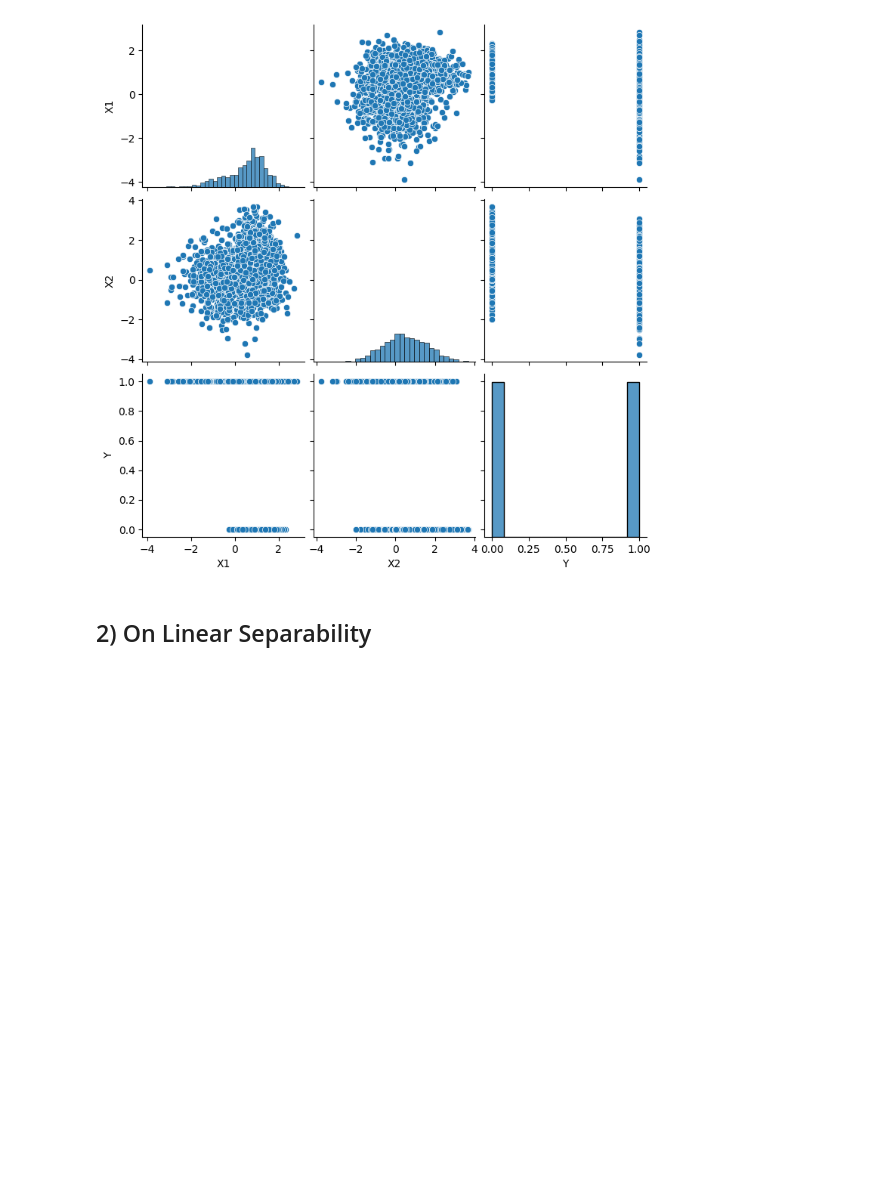
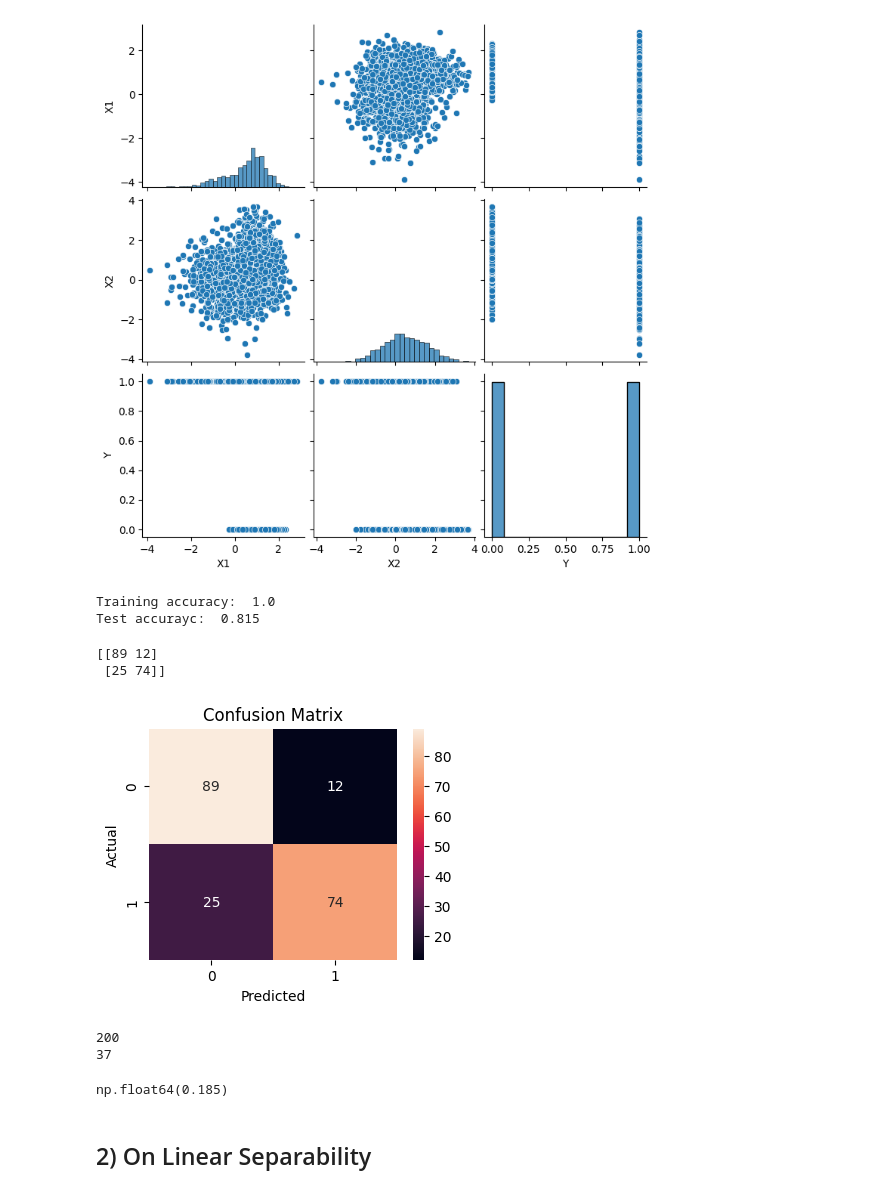
Before and after one commit to flowy-git/FDA, a Jupyter notebook: Lab1/lwyp_flowy.ipynb, the cells around one changed output. Cells and saved outputs as stored; diff of their text form; code cells hidden in the pictures; blank space fills up the shorter version.

```diff
--- a/Lab1/lwyp_flowy.ipynb
+++ b/Lab1/lwyp_flowy.ipynb
@@ -63,15 +63,64 @@ plt.show()
 # 1.4 Perform random forest
 #print(train[['X1', 'X2']].head(10))
 #print(train['Y'].head(10))
-x_train = train[['X1', 'X2']].head(100)
-y_train = train['Y'].head(100)
-#random_forest = sklearn.ensemble.RandomForestClassifier(random_state=0)
+x_train = train[['X1', 'X2']].head(500)
+y_train = train['Y'].head(500)
 
-#random_forest.fit(x_train, y_train)
+random_forest = sklearn.ensemble.RandomForestClassifier(random_state=0)
+random_forest.fit(x_train, y_train)
+
+x_test = test[['X1', 'X2']]
+y_test = test['Y']
+
+y_pred = random_forest.predict(x_test)
+
+train_accu = random_forest.score(x_train, y_train)
+test_accu = random_forest.score(x_test, y_test)
+
+print("Training accuracy: ", train_accu)
+print("Test accurayc: ", test_accu)
+# %% [output]
+Training accuracy:  1.0
+Test accurayc:  0.815
 # %%
 # 1.5 Confusion matrix
+conf_matrix = confusion_matrix(y_test, y_pred)
+print(conf_matrix)
+
+plt.figure(figsize=(4, 3))
+sns.heatmap(conf_matrix, annot=True)
+plt.xlabel('Predicted')
+plt.ylabel('Actual')
+plt.title('Confusion Matrix')
+plt.show()
+# %% [output]
+[[89 12]
+ [25 74]]
+[figure, added]
 # %%
 # 1.6 0-1 loss from the confusion matrix
+
+# model risk -> classification error rate, ie probabilitz of a false prediction
+
+def model_risk(c_matrix):
+    total_preds = 0
+    false_preds = 0
+    # could skip this, as its known test data is capped n=200
+    for i in c_matrix:
+        for j in i:
+            total_preds += j
+    print(total_preds)
+    false_preds += c_matrix[0][1]
+    false_preds += c_matrix[1][0]
+    print(false_preds)
+    return false_preds/total_preds
+
+
+model_risk(conf_matrix)
+# %% [output]
+200
+37
+np.float64(0.185)
 # %%
 # 1.7 Scatter and decision regions
 # %%
```
